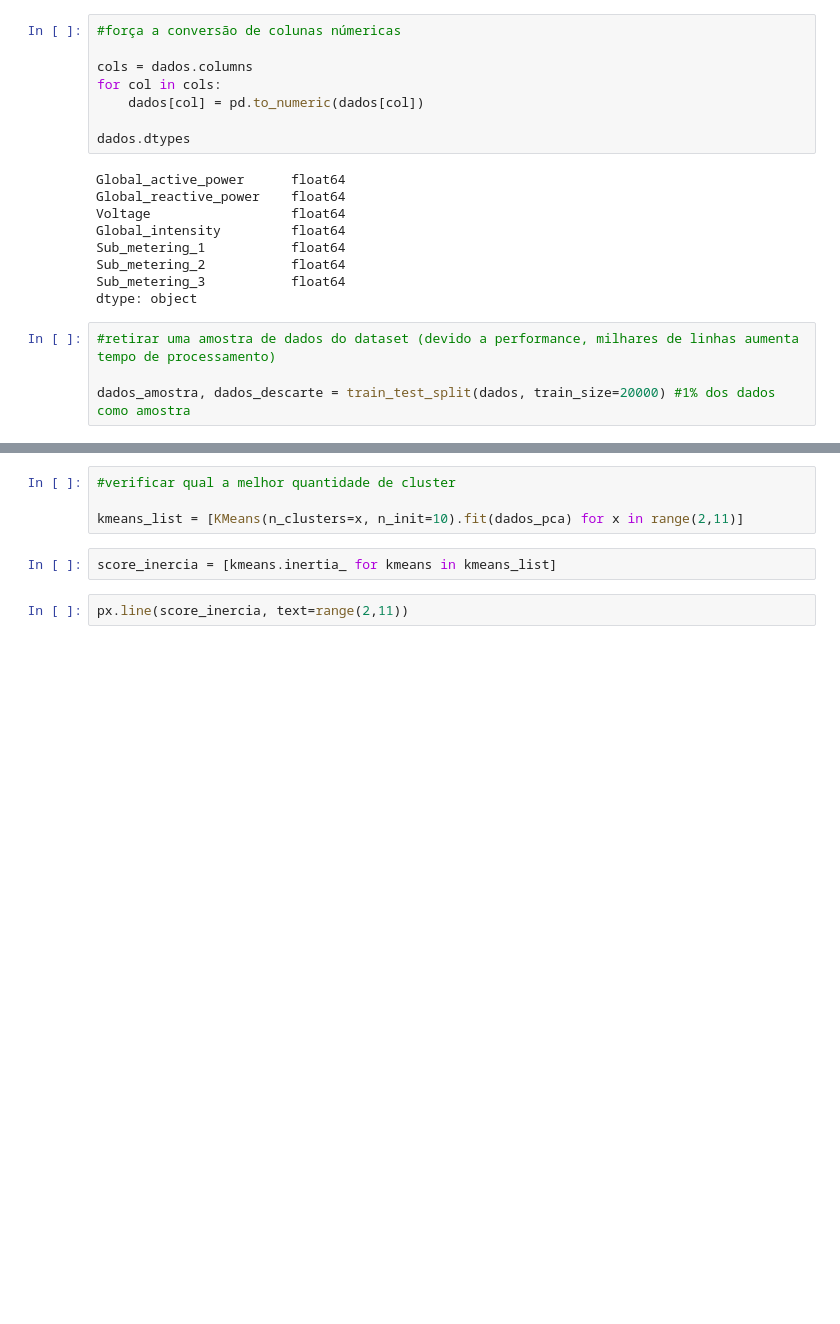
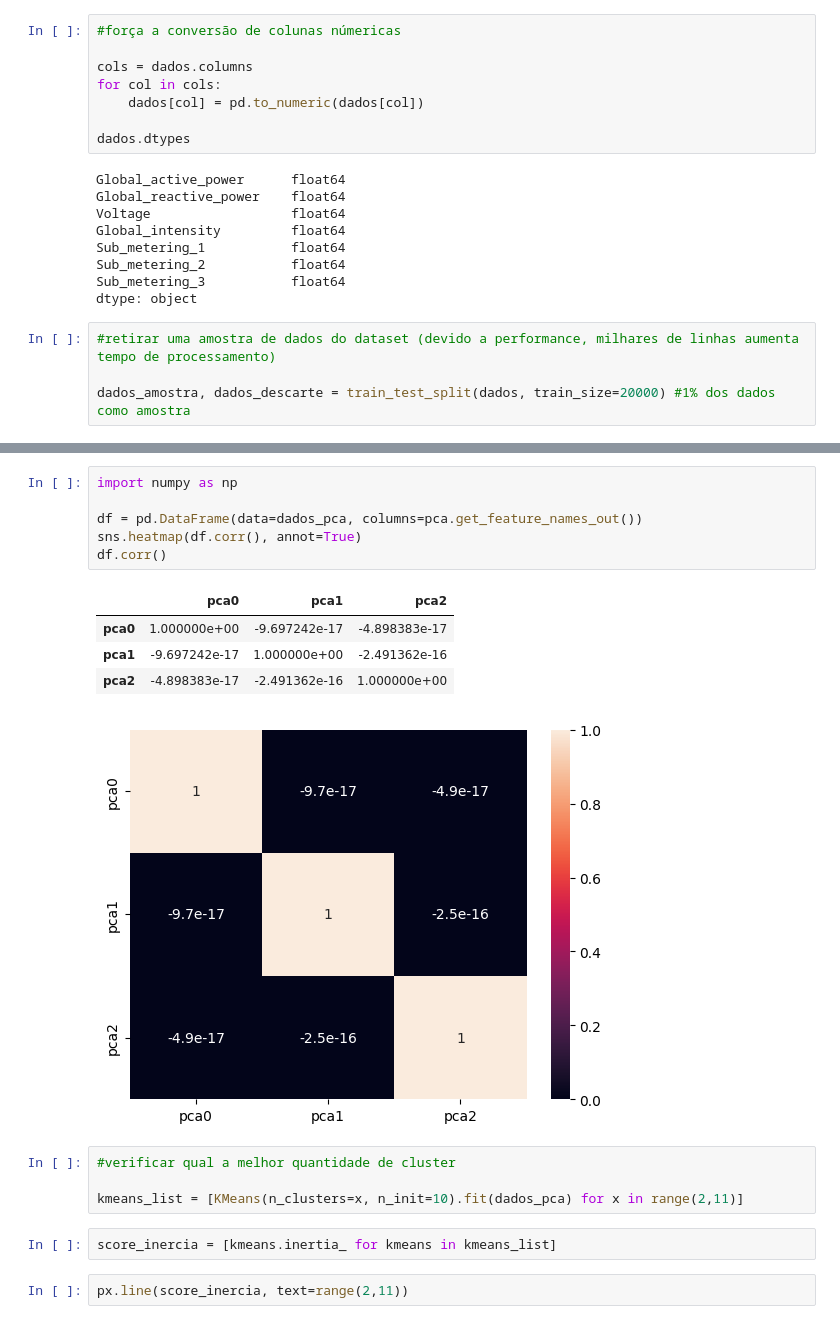
Before and after one commit to kensleyw/kmeans_segmentacao_cliente, a Jupyter notebook: KMeans_e_PCA_Agrupamento_Cliente_Energia.ipynb, the cells around one changed output, grey strips where cells are left out. Cells and saved outputs as stored; diff of their text form; blank space fills up the shorter version.

```diff
--- a/KMeans_e_PCA_Agrupamento_Cliente_Energia.ipynb
+++ b/KMeans_e_PCA_Agrupamento_Cliente_Energia.ipynb
@@ -130,3 +167,15 @@ dados_pca.shape
+# %%
+import numpy as np
+
+df = pd.DataFrame(data=dados_pca, columns=pca.get_feature_names_out())
+sns.heatmap(df.corr(), annot=True)
+df.corr()
+# %% [output]
+|  | pca0 | pca1 | pca2 |
+| pca0 | 1.000000e+00 | -9.697242e-17 | -4.898383e-17 |
+| pca1 | -9.697242e-17 | 1.000000e+00 | -2.491362e-16 |
+| pca2 | -4.898383e-17 | -2.491362e-16 | 1.000000e+00 |
+[figure, added]
 # %%
 #verificar qual a melhor quantidade de cluster
 
```
Also changed, not shown: parts of 12 cells of this notebook.
